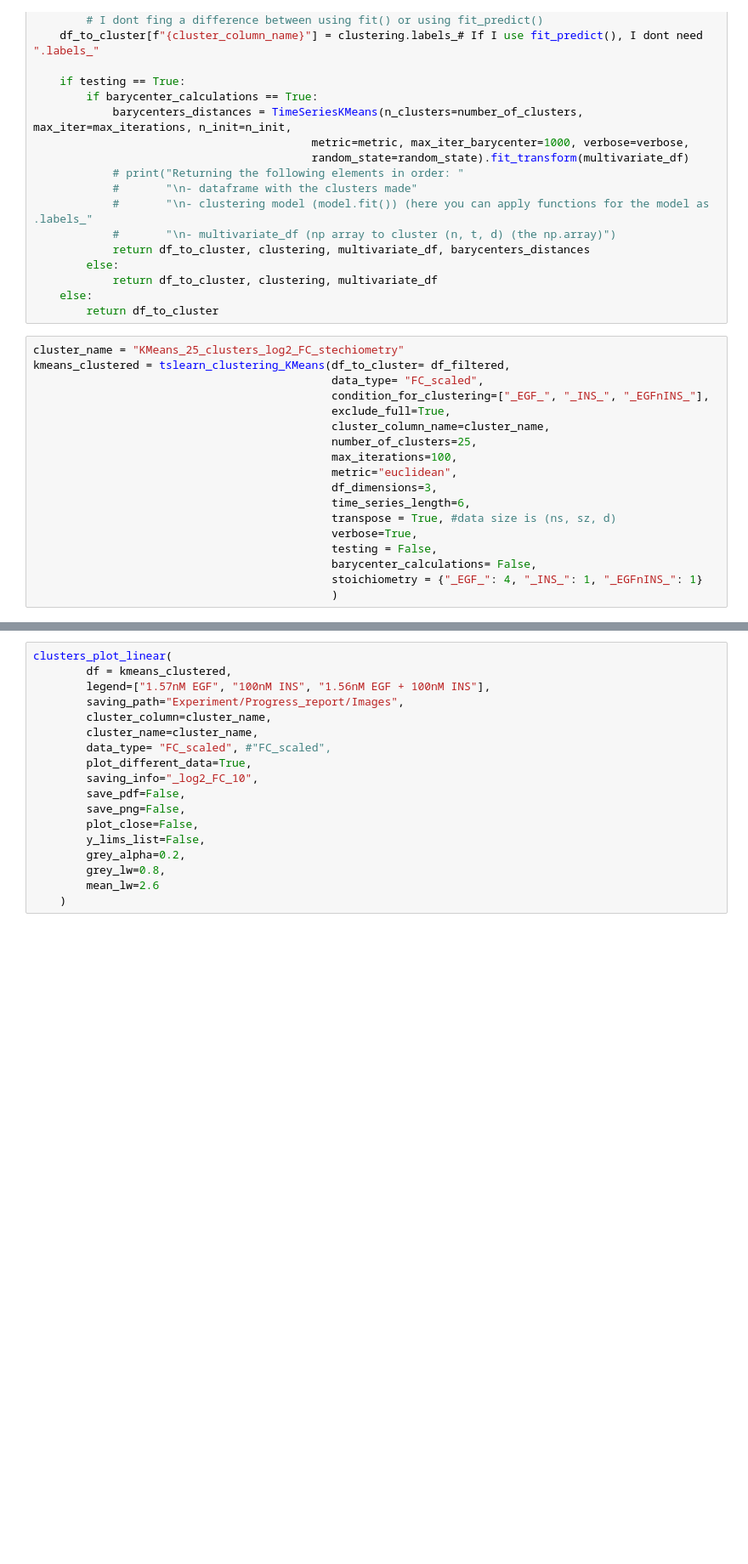
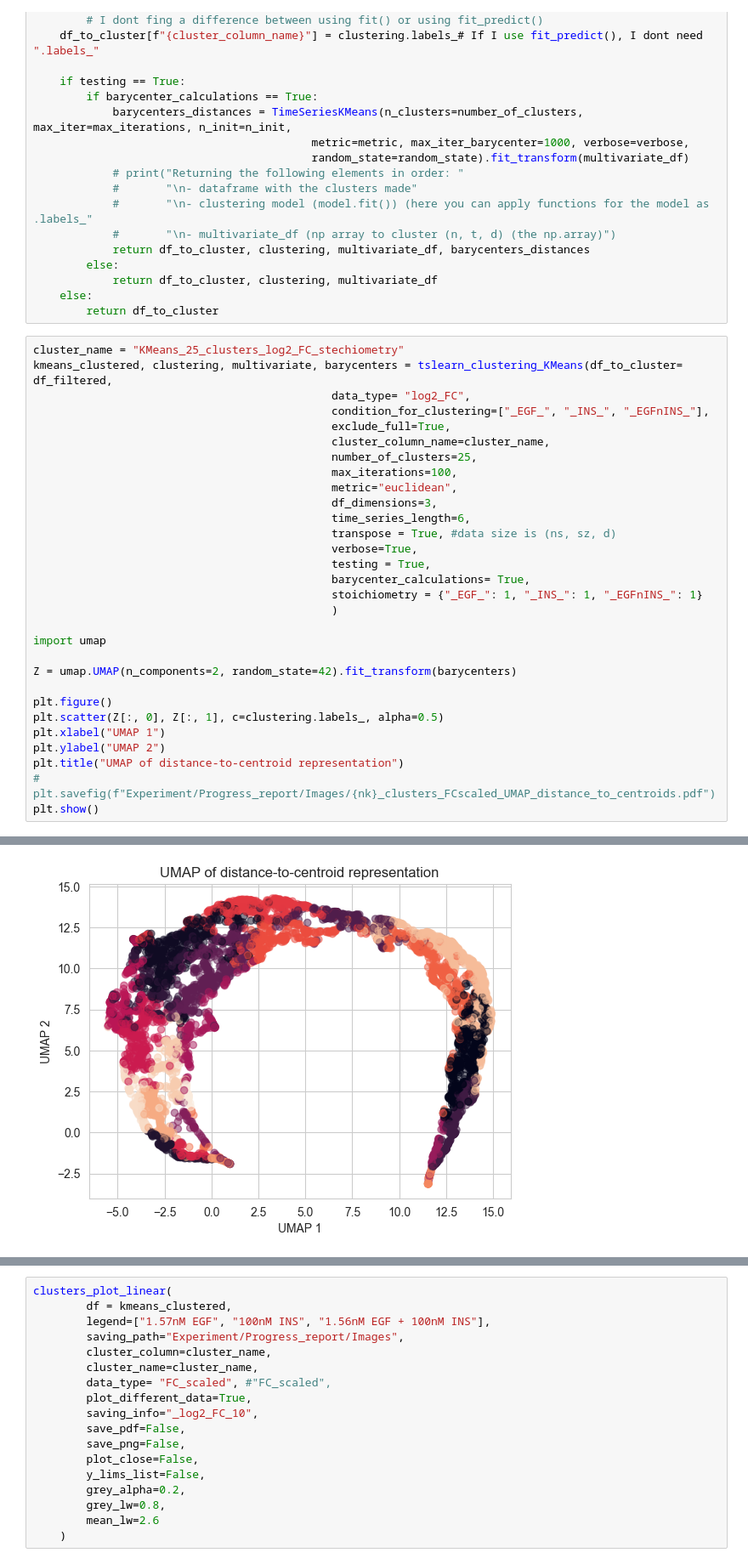
Before and after one commit to IgnacioNavas/TMT_Data_analysis, a Jupyter notebook: Clustering_and_QC.ipynb, the cells around one changed output, grey strips where cells are left out. Shown at 85% size. Cells and saved outputs as stored; diff of their text form; blank space fills up the shorter version.

```diff
--- a/Clustering_and_QC.ipynb
+++ b/Clustering_and_QC.ipynb
@@ -1502,8 +1572,8 @@ def tslearn_clustering_KMeans(df_to_cluster,
         return df_to_cluster
 # %%
 cluster_name = "KMeans_25_clusters_log2_FC_stechiometry"
-kmeans_clustered = tslearn_clustering_KMeans(df_to_cluster= df_filtered,
-                                             data_type= "FC_scaled",
+kmeans_clustered, clustering, multivariate, barycenters = tslearn_clustering_KMeans(df_to_cluster= df_filtered,
+                                             data_type= "log2_FC",
                                              condition_for_clustering=["_EGF_", "_INS_", "_EGFnINS_"],
                                              exclude_full=True,
                                              cluster_column_name=cluster_name,
@@ -1514,7 +1584,20 @@ kmeans_clustered = tslearn_clustering_KMeans(df_to_cluster= df_filtered,
                                              time_series_length=6,
                                              transpose = True, #data size is (ns, sz, d)
                                              verbose=True,
-                                             testing = False,
-                                             barycenter_calculations= False,
-                                             stoichiometry = {"_EGF_": 4, "_INS_": 1, "_EGFnINS_": 1}
+                                             testing = True,
+                                             barycenter_calculations= True,
+                                             stoichiometry = {"_EGF_": 1, "_INS_": 1, "_EGFnINS_": 1}
                                              )
+
+import umap
+
+Z = umap.UMAP(n_components=2, random_state=42).fit_transform(barycenters)
+
+plt.figure()
+plt.scatter(Z[:, 0], Z[:, 1], c=clustering.labels_, alpha=0.5)
+plt.xlabel("UMAP 1")
+plt.ylabel("UMAP 2")
+plt.title("UMAP of distance-to-centroid representation")
+# plt.savefig(f"Experiment/Progress_report/Images/{nk}_clusters_FCscaled_UMAP_distance_to_centroids.pdf")
+plt.show()
+# %% [output]
@@ -1520,0 +1621 @@ kmeans_clustered = tslearn_clustering_KMeans(df_to_cluster= df_filtered,
+[figure, added]
```
Also changed, not shown: parts of 9 cells of this notebook, 1 other file.
